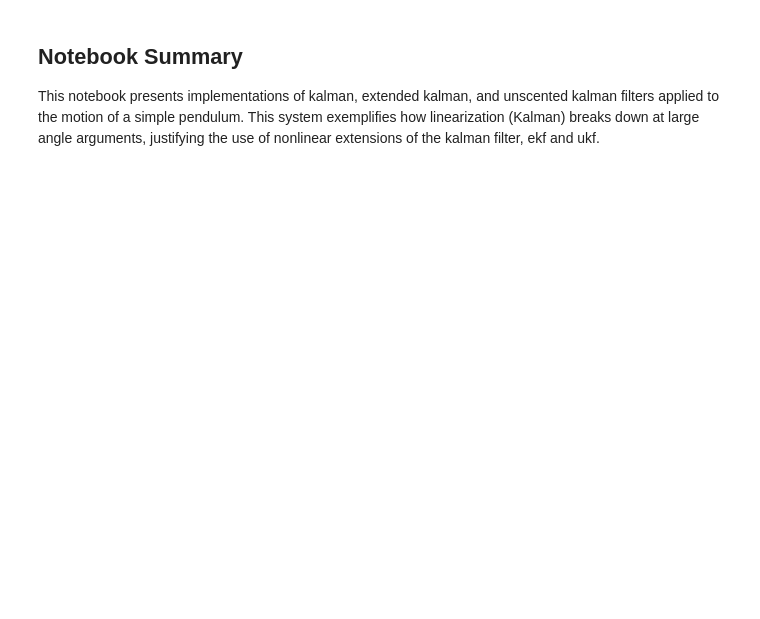
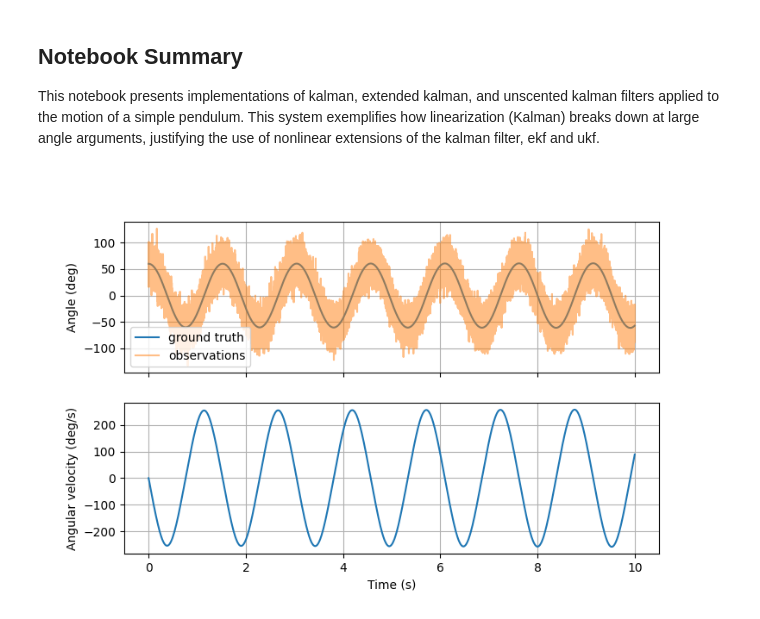
Before and after one commit to lane-miller/statistical-dsp-studies, a Jupyter notebook: 02_kf_ekf_ukf/kalman.ipynb, the cells around one changed output. Cells and saved outputs as stored; diff of their text form; code cells hidden in the pictures; blank space fills up the shorter version.

Commit message:
nb02: ground truth simulation, noisy observations

```diff
--- a/02_kf_ekf_ukf/kalman.ipynb
+++ b/02_kf_ekf_ukf/kalman.ipynb
@@ -16,10 +16,10 @@ import matplotlib.pyplot as plt
 G = 9.81        # gravity accel metric
 L = 0.5         # Pendulum length m
 T = 5           # total simulation duration
-fs = 100         # sample rate, Hz
-theta_0_small = 10.0   # initial angle, small, degrees
-theta_0_large = 60.0   # initial angle, large, degrees
-theta_dot_0 = 0.0      # initial angular velocity (at rest)
+fs = 5000         # sample rate, Hz
+theta_0_small = np.deg2rad(10.0)   # initial angle, small, rad
+theta_0_large = np.deg2rad(60.0)   # initial angle, large, rad
+theta_dot_0 = 0.0      # initial angular velocity (at rest), rad/s
 
 # Noise params
 Q = np.diag([0.001, 0.001])   # process noise covariance
@@ -36,3 +36,40 @@ dt = 1 / fs
 
 # Ensure that sampling frequency can resolve natural freq of pendulum
 assert get_pendulum_natural_freq(L) < (fs /2), "Increase samplerate"
+# %%
+# Ground truth simulation
+
+N = int(T / dt)     # total time steps
+theta = np.zeros(N)
+theta_dot = np.zeros(N)
+theta[0] = theta_0_large      # Define initial angle theta
+theta_dot[0] = theta_dot_0
+
+for n in range(1, N):
+    theta_ddot = -(G / L) * np.sin(theta[n - 1])    # true dynamics @ time step n-1
+    theta_dot[n] = theta_dot[n - 1] + theta_ddot * dt   # Euler integration
+    theta[n] = theta[n - 1] + theta_dot[n - 1] * dt
+
+# Add gaussian noise to theta to generate "observations"
+z = theta + np.sqrt(R) * np.random.randn(N)
+# %%
+# Plot ground truth
+
+plt.close('all')
+t = np.arange(N) * dt
+
+fig, axes = plt.subplots(2, 1, figsize=(8, 5), sharex=True)
+
+axes[0].plot(t, np.rad2deg(theta), label='ground truth')
+axes[0].plot(t, np.rad2deg(z), label='observations', alpha=0.5)
+axes[0].set_ylabel('Angle (deg)')
+axes[0].legend()
+axes[0].grid(True)
+
+axes[1].plot(t, np.rad2deg(theta_dot))
+axes[1].set_ylabel('Angular velocity (deg/s)')
+axes[1].set_xlabel('Time (s)')
+axes[1].grid(True)
+plt.show()
+# %% [output]
+[figure, added]
```
Also changed, not shown: parts of 1 cell of this notebook.
